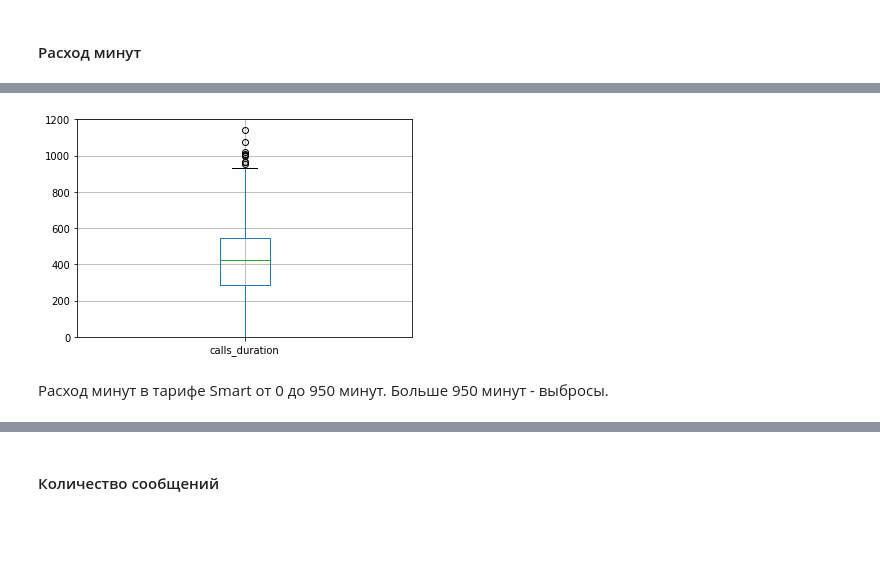
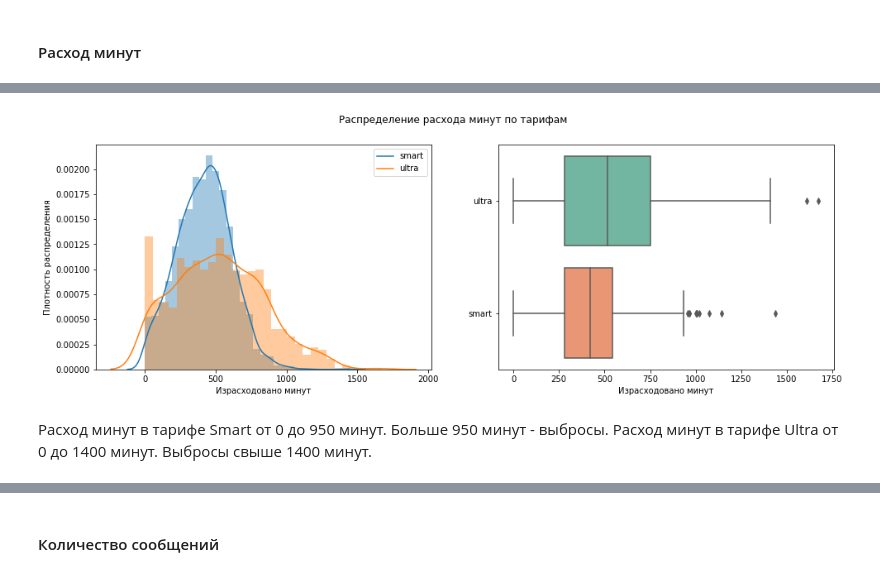
Before and after one commit to smetne/ya_praktikum, a Jupyter notebook: telecom/telecom.ipynb, the cells around one changed output, grey strips where cells are left out. Saved outputs shown, nothing was run; the diff lists cells and outputs as text; code cells hidden in the pictures; blank space fills up the shorter version.

```diff
--- a/telecom/telecom.ipynb
+++ b/telecom/telecom.ipynb
@@ -460,3 +315,32 @@ def total_cost(data):
+# %%
+tariffs_dict = tariffs.set_index('tariff_name').T.to_dict(
+    'list')  # создаем словарь с тарифами и их условиями
+
+
+def total_cost(data):  # объявляем функцию
+    if data['tariff'] == 'smart':  # задаем условия для тарифа smart
+        messages_cost = np.where(data['messages_quantity'] < list(tariffs_dict.values())[0][0], 0,
+                                 (data['messages_quantity']
+                                  - list(tariffs_dict.values())[0][0])*list(tariffs_dict.values())[0][5])
+        calls_cost = np.where(data['calls_duration'] < list(tariffs_dict.values())[0][2], 0,
+                              (data['calls_duration']
+                               - list(tariffs_dict.values())[0][2])*list(tariffs_dict.values())[0][6])
+        gb_cost = np.where(data['gb_used'] < list(tariffs_dict.values())[0][1], 0,
+                           (data['gb_used']
+                            - list(tariffs_dict.values())[0][1])*list(tariffs_dict.values())[0][4])
+        total_cost = messages_cost + calls_cost + gb_cost + list(tariffs_dict.values())[0][3]
+    if data['tariff'] == 'ultra':  # задаем условия для тарифа ultra
+        messages_cost = np.where(data['messages_quantity'] < list(tariffs_dict.values())[1][0], 0,
+                                 (data['messages_quantity']
+                                  - list(tariffs_dict.values())[1][0])*list(tariffs_dict.values())[1][5])
+        calls_cost = np.where(data['calls_duration'] < list(tariffs_dict.values())[1][2], 0,
+                              (data['calls_duration']
+                               - list(tariffs_dict.values())[1][2])*list(tariffs_dict.values())[1][6])
+        gb_cost = np.where(data['gb_used'] < list(tariffs_dict.values())[1][1], 0,
+                           (data['gb_used']
+                            - list(tariffs_dict.values())[1][1])*list(tariffs_dict.values())[1][4])
+        total_cost = messages_cost + calls_cost + gb_cost + list(tariffs_dict.values())[1][3]
+    return total_cost
 # %% [markdown]
 Добавим в таблицу столбец с помесячной платой для каждого пользователя.
 # %%
@@ -671,8 +464,20 @@ plt.show()
-# %%
-plt.ylim(0, 1200)
-smart_data.boxplot(column='calls_duration')
-plt.show()
-# %% [output]
-[figure, removed]
+# %%
+fig, axes = plt.subplots(1, 2, figsize=(16, 5))
+
+sns.distplot(smart_data['calls_duration'], ax=axes[0], bins=30, label='Smart')
+sns.distplot(ultra_data['calls_duration'], ax=axes[0], bins=30, label='Ultra')
+sns.boxplot(data=megaline_data, x='calls_duration',
+            y='tariff', ax=axes[1], palette='Set2')
+axes[0].legend(loc='upper right', labels=['smart', 'ultra'])
+axes[0].set_xlabel('Израсходовано минут')
+axes[1].set_xlabel('Израсходовано минут')
+axes[0].set_ylabel('Плотность распределения')
+axes[1].set_ylabel(' ')
+
+plt.suptitle('Распределение расхода минут по тарифам')
+
+plt.show()
+# %% [output]
+[figure, added]
 # %% [markdown]
-Расход минут в тарифе Smart от 0 до 950 минут. Больше 950 минут - выбросы.
+Расход минут в тарифе Smart от 0 до 950 минут. Больше 950 минут - выбросы. Расход минут в тарифе Ultra от 0 до 1400 минут. Выбросы свыше 1400 минут.
```
Also changed, not shown: parts of 133 cells of this notebook, 3 other files.
